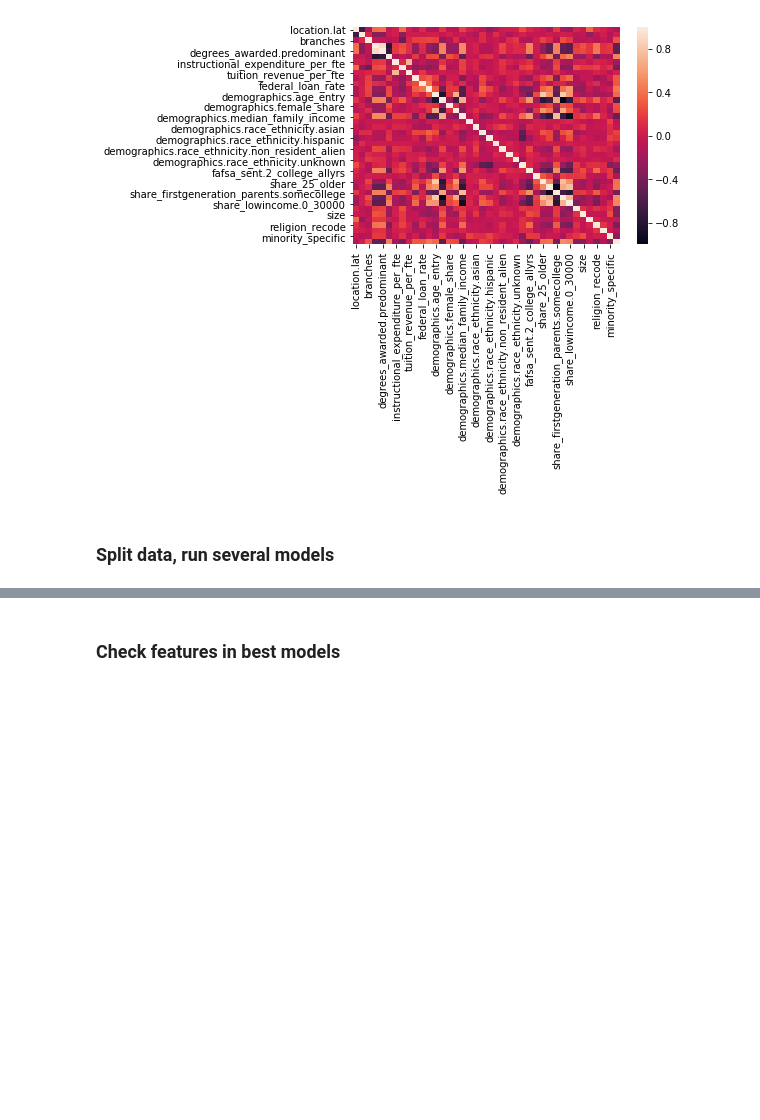
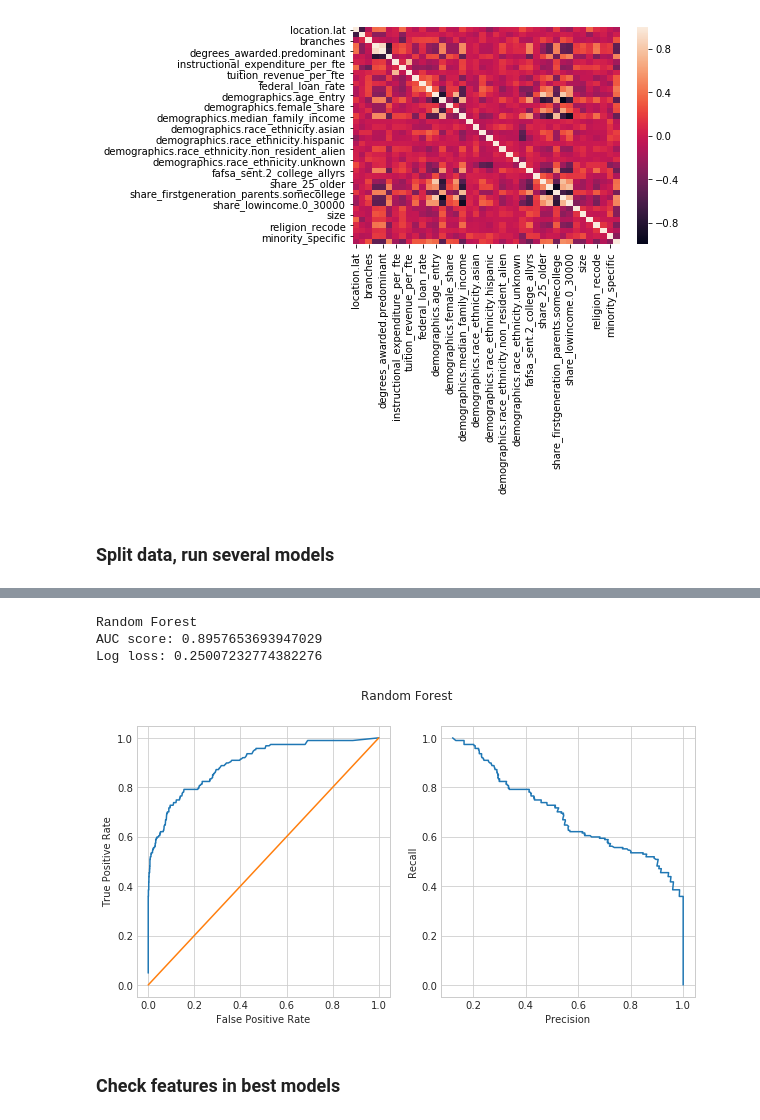
Before and after one commit to aawiegel/CollegeClassification, a Jupyter notebook: Classification.ipynb, the cells around one changed output, grey strips where cells are left out. Drawn from its saved outputs; the diff is of its cells as text; code cells hidden in the pictures; blank space fills up the shorter version.

```diff
--- a/Classification.ipynb
+++ b/Classification.ipynb
@@ -457,3 +464,10 @@ Log loss: 0.23402038639154454
+# %%
+fit_rf_model = fit_and_show_metrics(rf_model, X_train, X_test, y_train, y_test, savefig=True)
+# %% [output]
+Random Forest
+AUC score: 0.8957653693947029
+Log loss: 0.25007232774382276
+[figure, added]
 # %% [markdown]
 ### Check features in best models
 # %%
```
Also changed, not shown: parts of 24 cells of this notebook.
